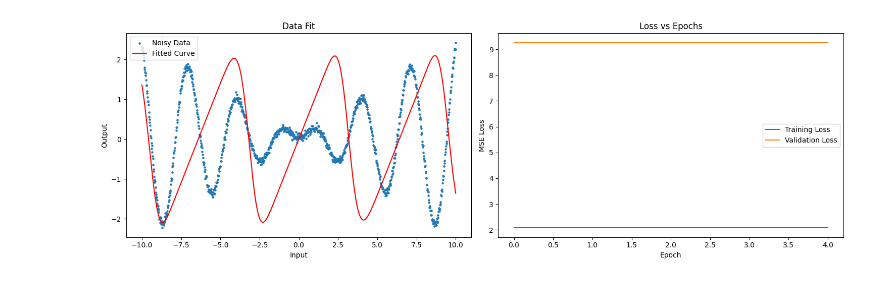
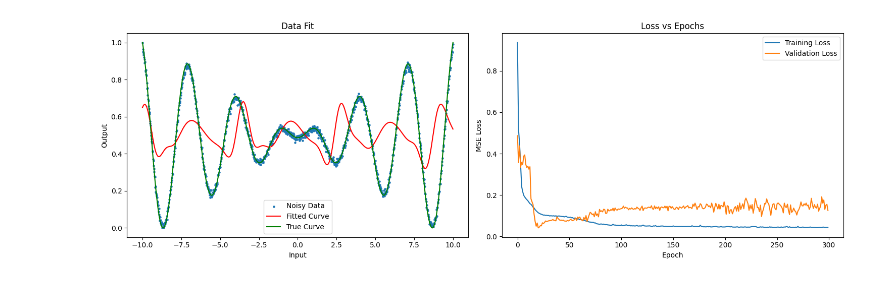
Before and after one commit to songofphysics/master-thesis, a Jupyter notebook: benchmark.ipynb, the cells around one changed output. Drawn from its saved outputs; the diff is of its cells as text; code cells hidden in the pictures.

```diff
--- a/benchmark.ipynb
+++ b/benchmark.ipynb
@@ -50,9 +7,11 @@ plt.scatter(alpha, W)
 X = np.linspace(-10, 10, 1000)
 Y = X*np.sin(X)*np.cos(X)
 Y_noisy = Y + 0.1*np.random.randn(1000)
-Y_noisy = (Y_noisy - np.mean(Y_noisy))/np.std(Y_noisy)
-X_data = X.astype(np.float32).reshape(-1, 1)
-Y_data = Y_noisy.astype(np.float32).reshape(-1, 1)
+Y_noisy = (Y_noisy - np.min(Y_noisy))/(np.max(Y_noisy) - np.min(Y_noisy))
+#Y_noisy = (Y_noisy - np.mean(Y_noisy))/np.std(Y_noisy)
+Y = (Y - np.min(Y))/(np.max(Y) - np.min(Y))
+X_data = X.astype(np.complex64).reshape(-1, 1)
+Y_data = Y_noisy.astype(np.complex64).reshape(-1, 1)
 # %%
 plt.plot(X, Y_noisy)
 # %% [output]
@@ -61,3 +26,3 @@ plt.plot(X, Y_noisy)
 # %%
-M, H = qnn.train_models(X_data, Y_data, cutoff_dim=5, configs=[(1, 2)], qmonitor = False, split = 0.1)
+M, H = qnn.train_models(X_data, Y_data, cutoff_dim=10, configs=[(10, 300)], qmonitor = False, split = 0.1)
 # %% [output]
@@ -99,23 +47,23 @@ _________________________________________________________________
 # %%
 fig, axes = plt.subplots(1, 2, figsize=(15, 5))
 axes = axes.flatten()
 Y_pred = M[0].predict(X_data, verbose = 0)
 axes[0].scatter(X, Y_noisy, s=5, label='Noisy Data')
 axes[0].plot(X, Y_pred, label='Fitted Curve', color='r')
-#axes[0].plot(X, Y, label='True Curve', color='g')
+axes[0].plot(X, Y, label='True Curve', color='g')
 axes[0].set_title('Data Fit')
 axes[0].set_xlabel('Input')
 axes[0].set_ylabel('Output')
 axes[0].legend()
 
 axes[1].plot(H[0].history['loss'], label='Training Loss')
 axes[1].plot(H[0].history['val_loss'], label='Validation Loss')
 axes[1].set_title('Loss vs Epochs')
 axes[1].set_xlabel('Epoch')
 axes[1].set_ylabel('MSE Loss')
 axes[1].legend()
 
 plt.tight_layout()
 plt.show()
 # %% [output]
-[figure, old version]
+[figure, new version]
```
Also changed, not shown: parts of 6 cells of this notebook, 1 other file.
